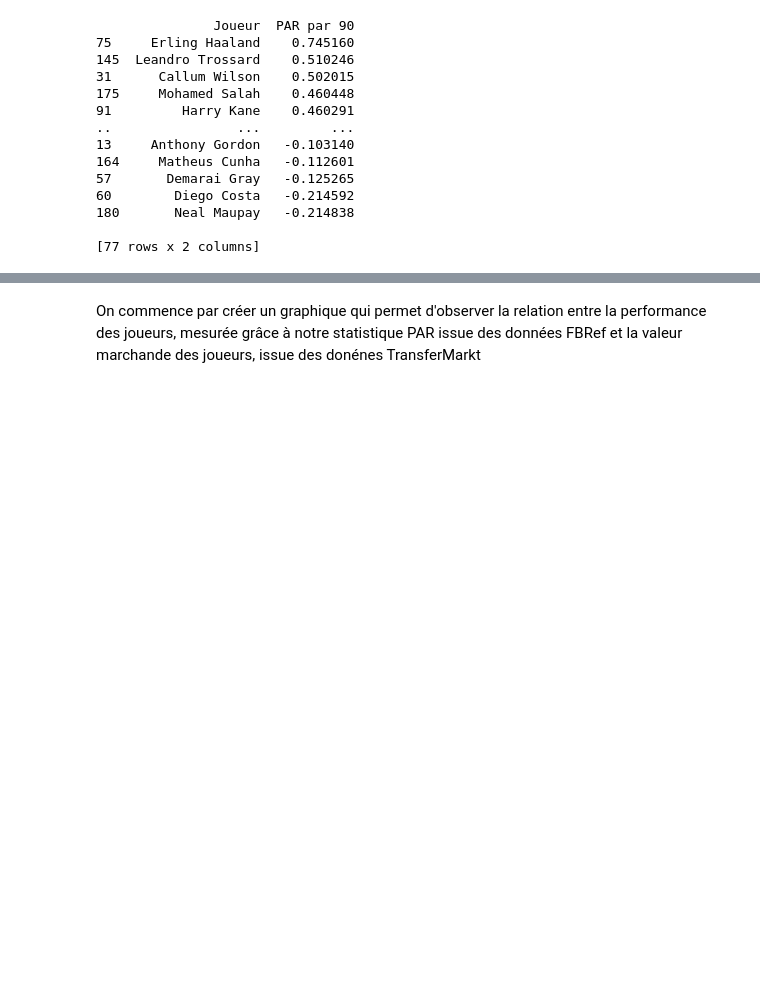
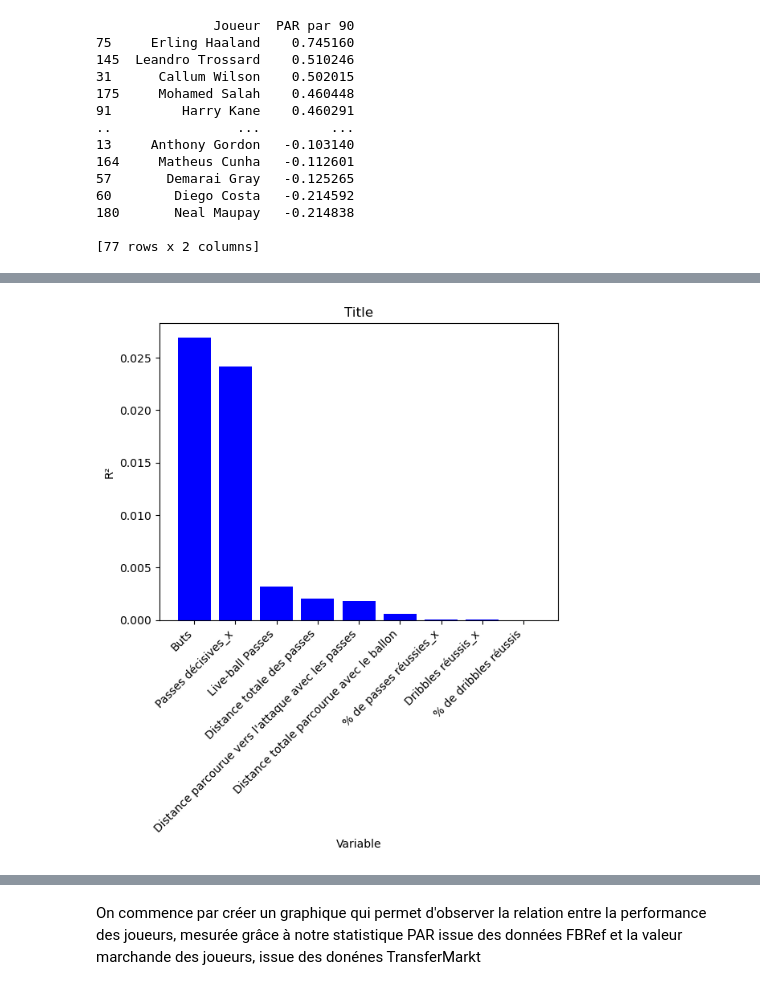
Before and after one commit to lecoqm/evaluation_football, a Jupyter notebook: main.ipynb, the cells around one changed output, grey strips where cells are left out. Cells and saved outputs as stored; diff of their text form; code cells hidden in the pictures; blank space fills up the shorter version.

```diff
--- a/main.ipynb
+++ b/main.ipynb
@@ -568,0 +563,11 @@ print(base_attaquant_saison[['Joueur','PAR par 90']].sort_values(by = 'PAR par 9
+# %%
+#On pose les nouveaux éléments
+base_milieu = base_work[base_work['Position'] == 'Milieu']
+y = base_milieu['pts_gagnes'].values.reshape(-1,1)
+#On conserve un mélange de statistiques qui semblent pertinentes et de statitistique où on a observé une forte variance
+Var_milieu = ['Buts', 'Passes décisives_x','Distance totale des passes', 'Distance totale parcourue avec le ballon',
+            "Distance parcourue vers l'attaque avec les passes",'% de passes réussies_x', '% de dribbles réussis',
+            'Live-ball Passes','Dribbles réussis_x']
+
+base_milieu['% de passes réussies_x'] = base_milieu['% de passes réussies_x'].fillna(0)
+base_milieu['% de dribbles réussis'] = base_milieu['% de dribbles réussis'].fillna(0)
@@ -568,0 +585,23 @@ print(base_attaquant_saison[['Joueur','PAR par 90']].sort_values(by = 'PAR par 9
+# %%
+stat_milieu = Var_milieu
+dict_milieu = {}
+for stat in stat_milieu:
+    x = base_milieu[[stat]]
+    result_reg = reg_simple(x,y)
+    #print(result_reg)
+    dict_milieu[stat] = result_reg
+
+var = dict_milieu.keys()
+r2list = [ele[3] for ele in dict_milieu.values()]
+
+sorted_data = sorted(zip(var, r2list), key=lambda x: x[1], reverse=True)
+var_sorted, r2list_sorted = zip(*sorted_data)
+
+plt.bar(var_sorted, r2list_sorted, color='blue')
+plt.xlabel('Variable')
+plt.ylabel('R²')
+plt.title('Title')
+plt.xticks(rotation=45, ha='right')
+plt.show()
+# %% [output]
+[figure, added]
```
Also changed, not shown: parts of 8 cells of this notebook.
